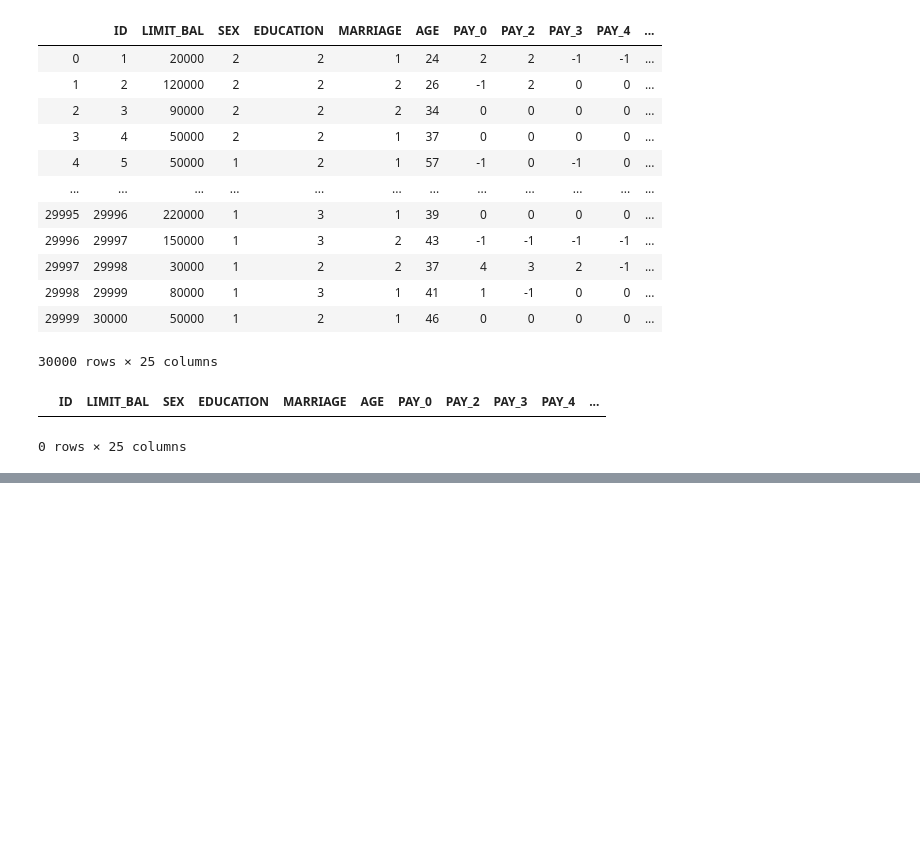
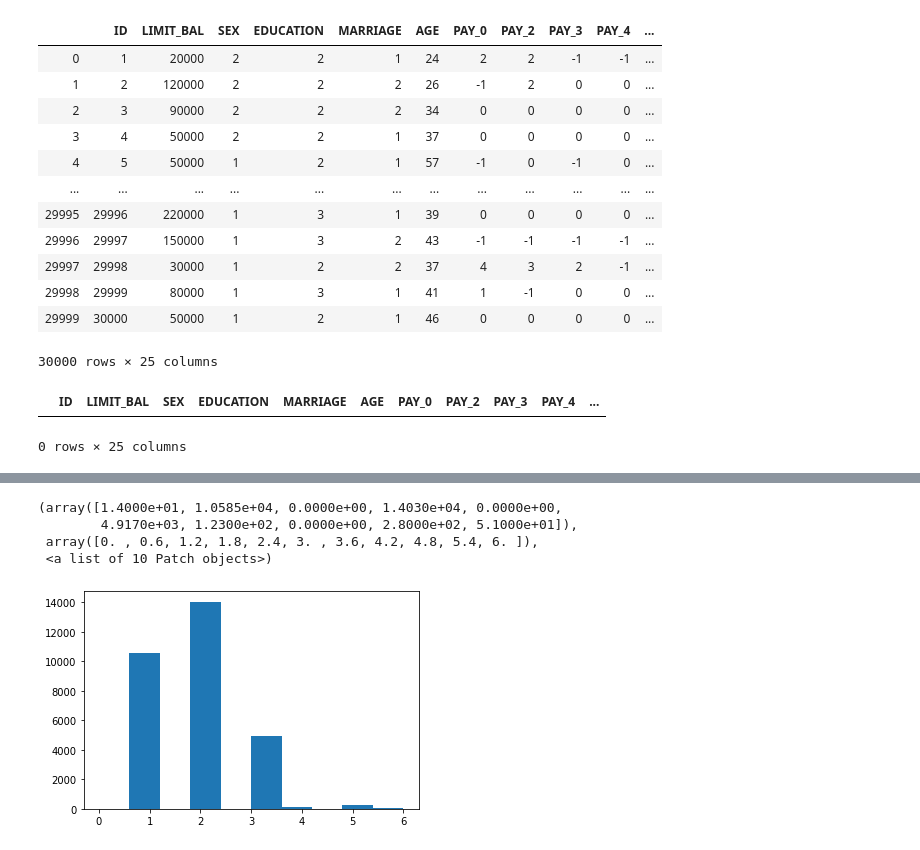
Before and after one commit to Ajimenezm1985/entregable2, a Jupyter notebook: MyNotebook2.ipynb, the cells around one changed output, grey strips where cells are left out. Drawn from its saved outputs; the diff is of its cells as text; code cells hidden in the pictures; blank space fills up the shorter version.

```diff
--- a/MyNotebook2.ipynb
+++ b/MyNotebook2.ipynb
@@ -114,0 +162,9 @@ dfcreditoDf.dropna()
+# %%
+##Crear un histograma de la varible Nivel de edcucacion
+plt.hist(dfcreditoDf['EDUCATION'])
+# %% [output]
+(array([1.4000e+01, 1.0585e+04, 0.0000e+00, 1.4030e+04, 0.0000e+00,
+        4.9170e+03, 1.2300e+02, 0.0000e+00, 2.8000e+02, 5.1000e+01]),
+ array([0. , 0.6, 1.2, 1.8, 2.4, 3. , 3.6, 4.2, 4.8, 5.4, 6. ]),
+ <a list of 10 Patch objects>)
+[figure, added]
```
Also changed, not shown: parts of 19 cells of this notebook, 2 other files.
